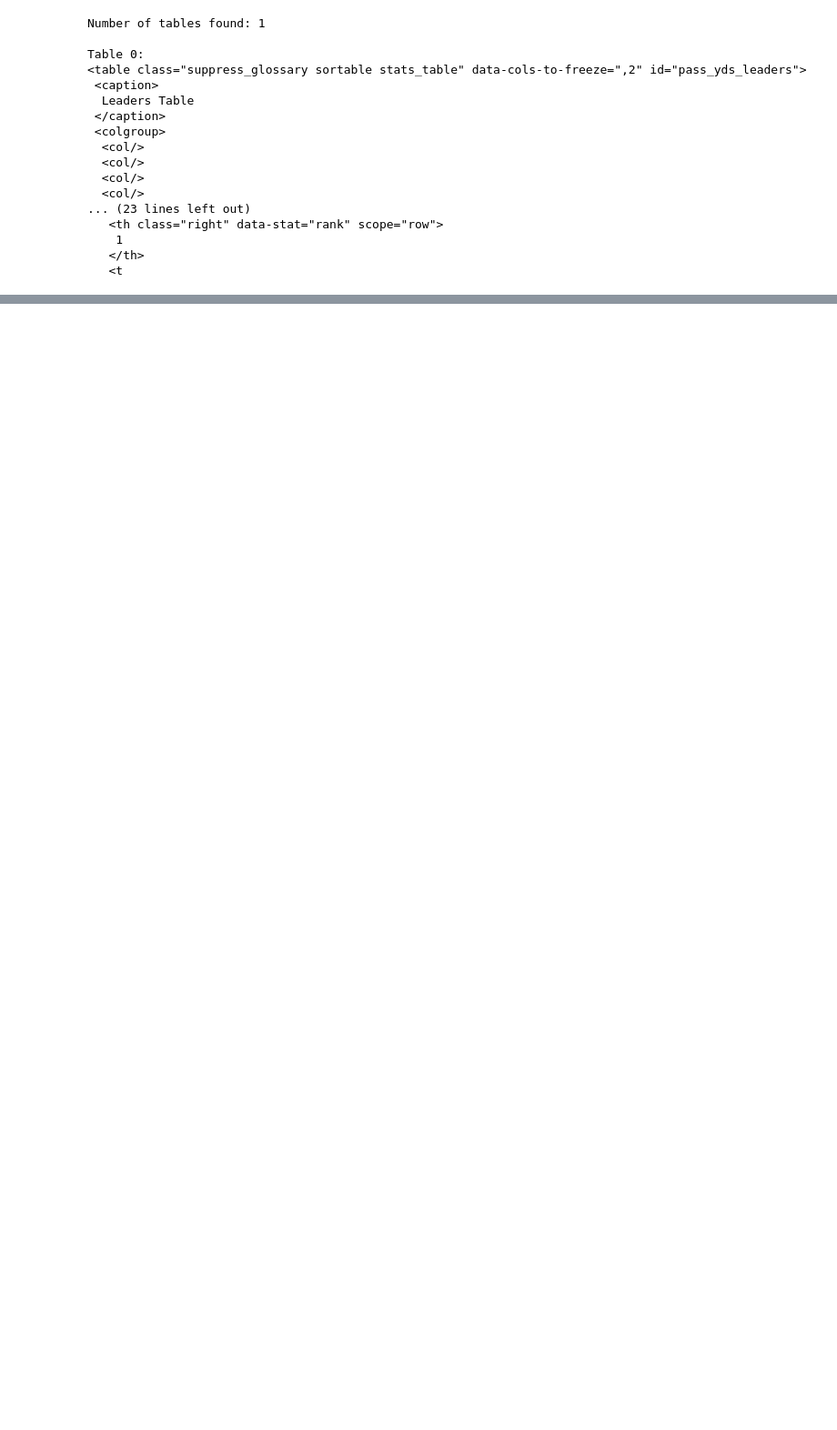
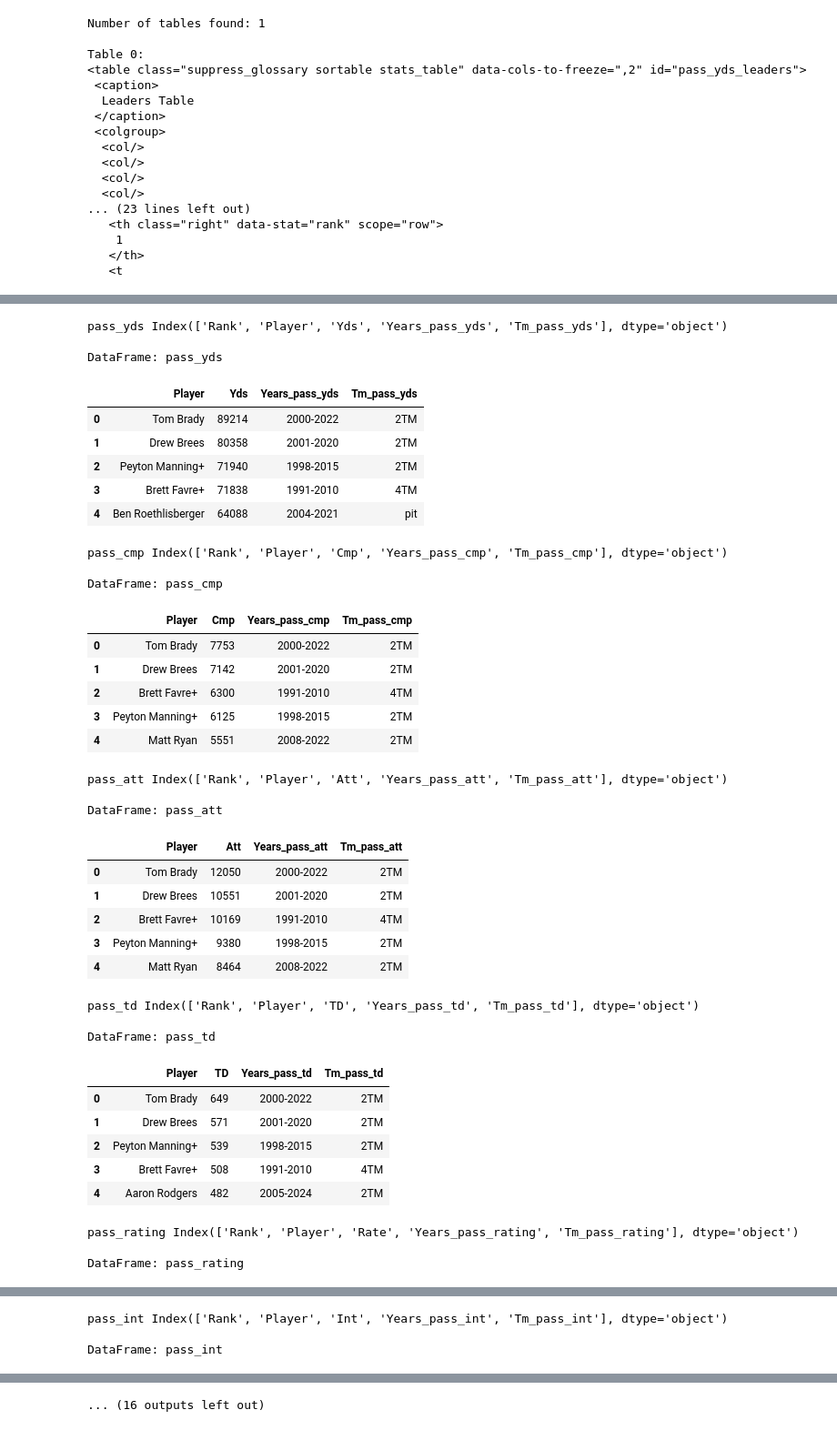
Before and after one commit to willablackmon/nfl_quarterback_draft, a Jupyter notebook: data_sourcing/qb_career_data.ipynb, the cells around one changed output, grey strips where cells are left out. Shown at 91% size. Saved outputs shown, nothing was run; the diff lists cells and outputs as text; code cells hidden in the pictures; blank space fills up the shorter version.

```diff
--- a/data_sourcing/qb_career_data.ipynb
+++ b/data_sourcing/qb_career_data.ipynb
@@ -114,0 +152,50 @@ MergeError: Passing 'suffixes' which cause duplicate columns {'Years_x', 'Rank_x
+# %%
+
+
+# Process each DataFrame
+for name, df in dataframes.items():
+    print(f'{name} {df.columns}')
+    if 'Rank' in df.columns:
+        df.drop(columns=['Rank'], inplace=True)
+    print(f"\nDataFrame: {name}")
+    display(df.head())
+# %% [output]
+pass_yds Index(['Rank', 'Player', 'Yds', 'Years_pass_yds', 'Tm_pass_yds'], dtype='object')
+
+DataFrame: pass_yds
+|  | Player | Yds | Years_pass_yds | Tm_pass_yds |
+| 0 | Tom Brady | 89214 | 2000-2022 | 2TM |
+| 1 | Drew Brees | 80358 | 2001-2020 | 2TM |
+| 2 | Peyton Manning+ | 71940 | 1998-2015 | 2TM |
+| 3 | Brett Favre+ | 71838 | 1991-2010 | 4TM |
+| 4 | Ben Roethlisberger | 64088 | 2004-2021 | pit |
+pass_cmp Index(['Rank', 'Player', 'Cmp', 'Years_pass_cmp', 'Tm_pass_cmp'], dtype='object')
+
+DataFrame: pass_cmp
+|  | Player | Cmp | Years_pass_cmp | Tm_pass_cmp |
+| 0 | Tom Brady | 7753 | 2000-2022 | 2TM |
+| 1 | Drew Brees | 7142 | 2001-2020 | 2TM |
+| 2 | Brett Favre+ | 6300 | 1991-2010 | 4TM |
+| 3 | Peyton Manning+ | 6125 | 1998-2015 | 2TM |
+| 4 | Matt Ryan | 5551 | 2008-2022 | 2TM |
+pass_att Index(['Rank', 'Player', 'Att', 'Years_pass_att', 'Tm_pass_att'], dtype='object')
+
+DataFrame: pass_att
+|  | Player | Att | Years_pass_att | Tm_pass_att |
+| 0 | Tom Brady | 12050 | 2000-2022 | 2TM |
+| 1 | Drew Brees | 10551 | 2001-2020 | 2TM |
+| 2 | Brett Favre+ | 10169 | 1991-2010 | 4TM |
+| 3 | Peyton Manning+ | 9380 | 1998-2015 | 2TM |
+| 4 | Matt Ryan | 8464 | 2008-2022 | 2TM |
+pass_td Index(['Rank', 'Player', 'TD', 'Years_pass_td', 'Tm_pass_td'], dtype='object')
+
+DataFrame: pass_td
+|  | Player | TD | Years_pass_td | Tm_pass_td |
+| 0 | Tom Brady | 649 | 2000-2022 | 2TM |
+| 1 | Drew Brees | 571 | 2001-2020 | 2TM |
+| 2 | Peyton Manning+ | 539 | 1998-2015 | 2TM |
+| 3 | Brett Favre+ | 508 | 1991-2010 | 4TM |
+| 4 | Aaron Rodgers | 482 | 2005-2024 | 2TM |
+pass_rating Index(['Rank', 'Player', 'Rate', 'Years_pass_rating', 'Tm_pass_rating'], dtype='object')
+
+DataFrame: pass_rating
@@ -114,0 +208,3 @@ MergeError: Passing 'suffixes' which cause duplicate columns {'Years_x', 'Rank_x
+pass_int Index(['Rank', 'Player', 'Int', 'Years_pass_int', 'Tm_pass_int'], dtype='object')
+
+DataFrame: pass_int
@@ -115,3 +217,4 @@ MergeError: Passing 'suffixes' which cause duplicate columns {'Years_x', 'Rank_x
+... (16 outputs left out)
 # %%
 #Export csv
 csv_path = "../Resources/qb_career_stats.csv"
```
Also changed, not shown: parts of 3 cells of this notebook, 2 other files.
